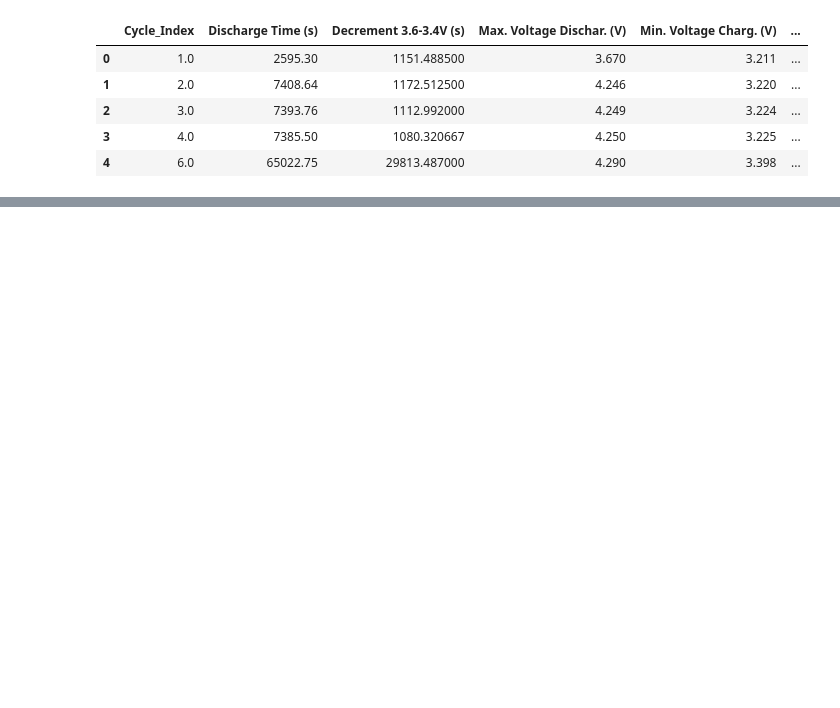
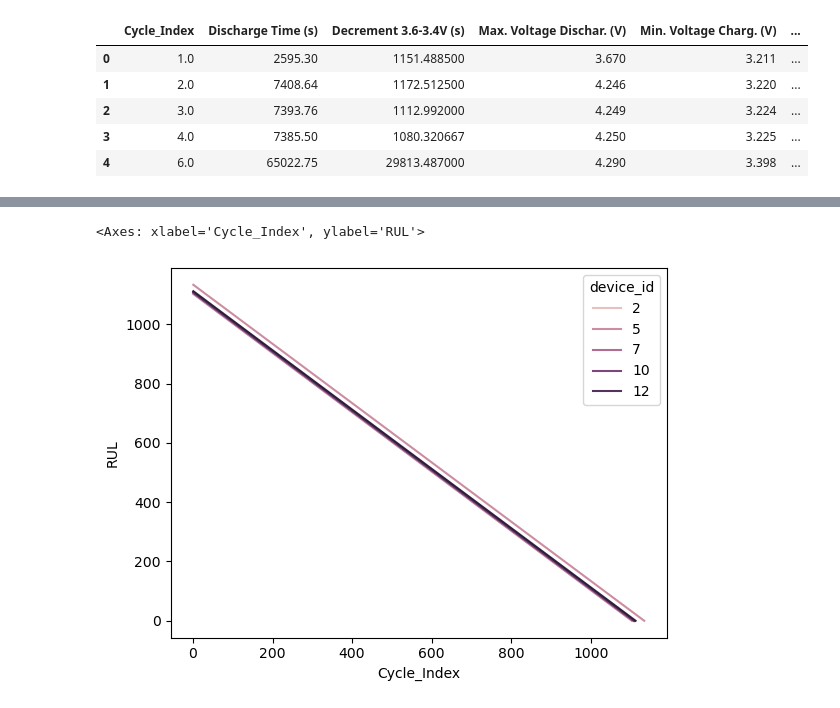
Before and after one commit to torsjonas/battery_remaining_useful_life_prediction, a Jupyter notebook: battery-remaining-useful-life-rul.ipynb, the cells around one changed output, grey strips where cells are left out. Drawn from its saved outputs; the diff is of its cells as text; code cells hidden in the pictures; blank space fills up the shorter version.

```diff
--- a/battery-remaining-useful-life-rul.ipynb
+++ b/battery-remaining-useful-life-rul.ipynb
@@ -22,5 +52,19 @@ df.head()
 # %%
-# This is time series data without and id column for the battery, but we can use the fact that
-# cycle index is reset to 1 for each battery to generate a device id
-df["split"] = df["Cycle_Index"] == 1.0
-df["device_id"] = df["split"].cumsum()
+def split_by_device(df, num_test_devices):
+    # This is time series data without and id column for the battery, but we can use the fact that
+    # cycle index is reset to 1 for each battery to generate a device id
+    df["split"] = df["Cycle_Index"] == 1.0
+    df["device_id"] = df["split"].cumsum()
+
+    # We probably want to include the full life cycle of some devices into the train dataset to be able
+    # to learn to predict remaing useful life. Shuffle which devices are in the train and test.
+    devices = df["device_id"].unique()
+    np.random.shuffle(devices)
+
+    train_devices = devices[num_test_devices:]
+    test_devices = devices[:num_test_devices]
+
+    train = df[df['device_id'].isin(train_devices)]
+    test = df[df['device_id'].isin(test_devices)]
+
+    return train, test
@@ -38,0 +76,8 @@ test = df[df['device_id'].isin(test_devices)]
+# %%
+# Remaining useful life is linear, negatively correleated, with the number of cycles. It is not entirely sure that
+# cycle index will be available at inference time so we will remove this column before training a model.
+# For now it is useful for plotting though.
+sns.lineplot(x=train['Cycle_Index'], y=train[label], hue=train['device_id'])
+# %% [output]
+<Axes: xlabel='Cycle_Index', ylabel='RUL'>
+[figure, added]
```
Also changed, not shown: parts of 37 cells of this notebook.
